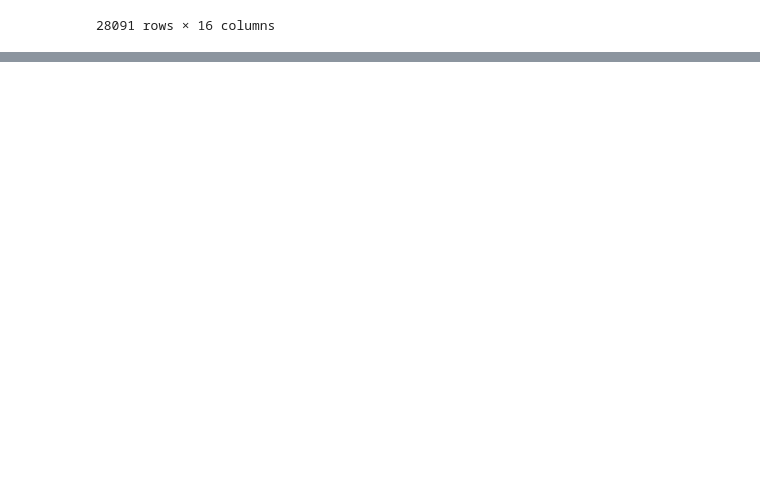
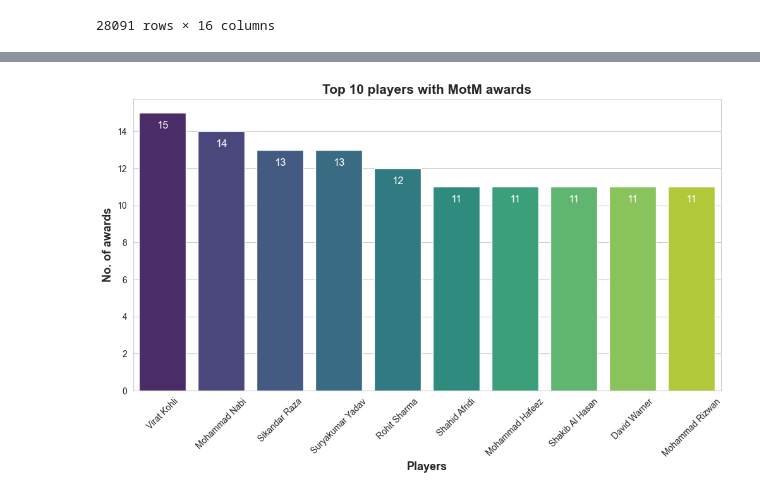
Before and after one commit to ali-bin-kashif/T20-Internationals-Dataset-EDA, a Jupyter notebook: eda-t20i-cricket.ipynb, the cells around one changed output, grey strips where cells are left out. Drawn from its saved outputs; the diff is of its cells as text; code cells hidden in the pictures; blank space fills up the shorter version.

Commit message:
2 visualizations added

```diff
--- a/eda-t20i-cricket.ipynb
+++ b/eda-t20i-cricket.ipynb
@@ -477,0 +502,23 @@ bowling_data
+# %%
+# Setting figure size
+plt.figure( figsize = (15,5) )
+
+# Setting figure style or theme
+sns.set_style('darkgrid')
+
+# Plotting chart
+ax = sns.countplot(data=matches_data, x='match_venue_(country)', hue='match_venue_(country)', palette='hls')
+
+# Setting labels with each bar count
+for container in ax.containers:
+    ax.bar_label(container, label_type="edge", padding=1, size=9, color="black")
+
+# Customizations
+plt.tick_params('x', rotation=90)
+plt.xlabel("Match venues (countries)")
+plt.ylabel("Matches")
+plt.title("No. of matches hosted by countries")
+plt.yticks([0,25,50,75,100,125,150,175,200,225])
+
+# Show chart
+plt.show()
@@ -477,0 +546,17 @@ bowling_data
+# %%
+motm_players = matches_data.groupby('mom_player')[['mom_player']].count().rename(columns={'mom_player' : 'awards'})
+motm_with_names = motm_players.merge(players_info, left_index=True, right_on='player_id')
+
+plt.figure(figsize=(12,6))
+sns.set_style('whitegrid')
+ax = sns.barplot(x='player_name', y='awards', data=motm_with_names.nlargest(10,'awards'), hue='player_name', palette='viridis')
+
+plt.tick_params('x', rotation=45)
+plt.xlabel("Players", fontweight = 'bold', fontsize = 13)
+plt.ylabel("No. of awards", fontweight = 'bold', fontsize = 13)
+plt.title("Top 10 players with MotM awards", fontweight = 'bold', fontsize = 15)
+
+for container in ax.containers:
+    ax.bar_label(container, padding=-20, size=12, color='white')
+# %% [output]
+[figure, added]
```
Also changed, not shown: parts of 8 cells of this notebook.
